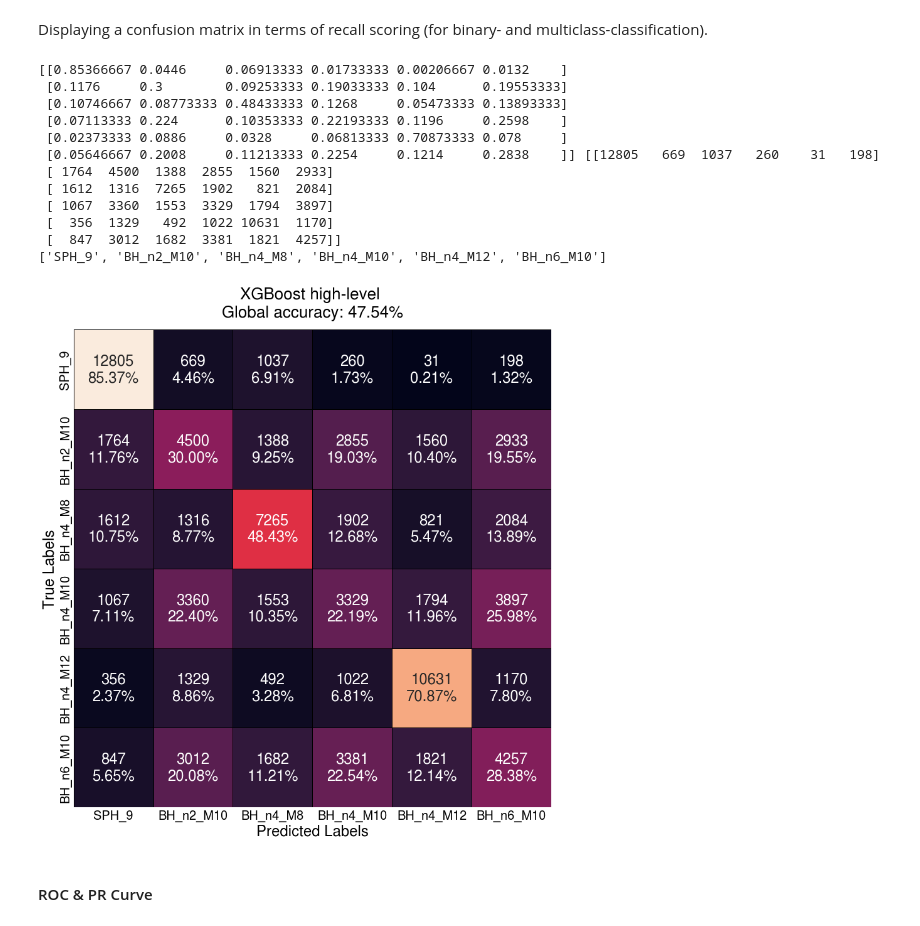
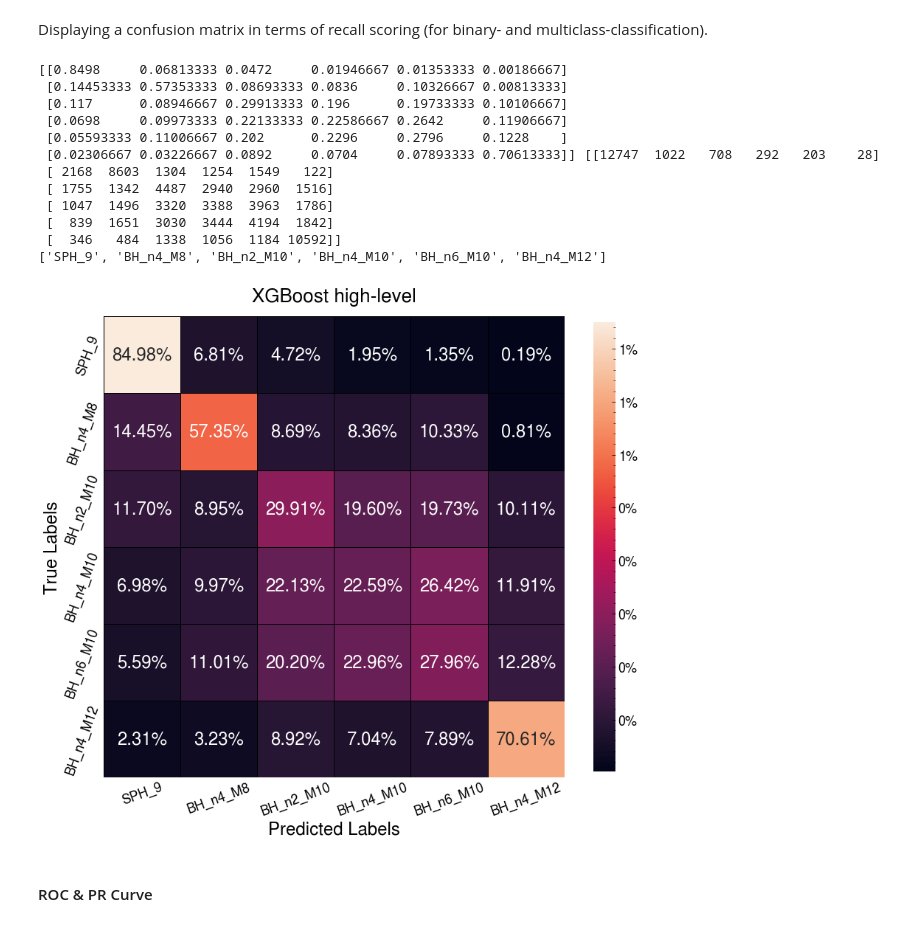
Before and after one commit to choisant/imcalML, a Jupyter notebook: notebooks/XGBoost.ipynb, the cells around one changed output. Cells and saved outputs as stored; diff of their text form; code cells hidden in the pictures.

Commit message:
update plots

```diff
--- a/notebooks/XGBoost.ipynb
+++ b/notebooks/XGBoost.ipynb
@@ -102,9 +102,9 @@ warnings.filterwarnings('ignore')       # Warnings supression
 DATA_TYPE = "high-level"
 #DATA_TYPE = "low-level"
 CUT = True
-BH_LABELS = ["BH_n2_M10", "BH_n4_M8", "BH_n4_M10", "BH_n4_M12", "BH_n6_M10"]
+BH_LABELS = ["BH_n4_M8", "BH_n2_M10", "BH_n4_M10", "BH_n6_M10", "BH_n4_M12"]
 LABELS = ["PP13-Sphaleron-THR9-FRZ15-NB0-NSUBPALL"] + BH_LABELS
-PLOT_LABELS = ["SPH_9", "BH_n2_M10", "BH_n4_M8", "BH_n4_M10", "BH_n4_M12", "BH_n6_M10"]
+PLOT_LABELS = ["SPH_9", "BH_n4_M8", "BH_n2_M10", "BH_n4_M10", "BH_n6_M10", "BH_n4_M12"]
 
 #Sets the algorithm type based on the number of classes
 if (len(LABELS) > 2):
@@ -115,9 +115,9 @@ else:
     print("Please input more than one label.")
 
 if CUT:
-    TRAIN_N_EVENTS = [60000, 24000, 60000, 25000, 20000, 26000]
-    VAL_N_EVENTS = [20000, 6000, 15000, 15000, 15000, 7000]
-    TEST_N_EVENTS = [85000, 29000, 90000, 32000, 25000, 36000]
+    TRAIN_N_EVENTS = [60000, 60000, 24000, 25000, 26000, 20000]
+    VAL_N_EVENTS = [20000, 15000, 6000, 15000, 7000, 15000]
+    TEST_N_EVENTS = [85000, 100000, 29000, 32000, 36000, 25000]
     N_MIN = 5
     ST_MIN = 7 #TeV
     ETA_MAX = 2.4
@@ -226,7 +226,6 @@ def load_high_level(paths, n_events=[-1, -1], id_paths=None):
 
     # ---Custom Parameters---
     n_max_jets = 8                   # Number of most energetic particles to consider
-    nan_thresh = 0.10           # Threshold for keeping NaN-plagued features
     # ---Custom Parameters---
     jet_feats = ["Jet.Eta", "Jet.Phi", "Jet.PT"]
     for feat in jet_feats:
@@ -526,7 +525,7 @@ hyperparameters = {
 
     # ---Booster Parameters---
     'n_estimators':100000,                    # number of classifiers
-    'learning_rate':0.005,                    # learning rate
+    'learning_rate':0.01,                    # learning rate
     'max_depth':5,                          # the maximum depth of a tree
     'min_child_weight':1,                   # defines the minimum sum of weights in a child
     'gamma':0,                              # specifies minimum loss reduction to make a split
@@ -869,52 +868,52 @@ def confusion_matrix_plotter(algorithm_type):
         percentages = np.array(percentages).flatten()
         percentages = np.array(list(map("{0:.2%}".format, percentages)))
 
-        annot = [f"{v1}\n{v2}" for v1, v2 in zip(counts, percentages)]
+        annot = [f"{v1}" for v1 in percentages]
         annot = np.asarray(annot).reshape(len(labels),len(labels))
 
         fig, ax = plt.subplots(1,1, figsize=(14, 14))
 
         sns.heatmap(
             c_matrix,
             ax=ax,
             annot=annot,
-            cbar = False,
+            cbar_kws={"format": "%.0f%%", "shrink": 0.8},
             cmap='rocket',
             linewidths=1.0,
             linecolor='black',
             square=True,
             fmt='',
             annot_kws={"size": 24}
         )
 
-        ax.set_title(f'XGBoost {DATA_TYPE} \nGlobal accuracy: {np.round(accuracy_score(y_test, predictions)*100,2)}%', size=26, pad=20)
+        ax.set_title(f'XGBoost {DATA_TYPE}', size=26, pad=20)
         print(labels)
-        ax.xaxis.set_ticklabels(labels, size=20)
-        ax.yaxis.set_ticklabels(labels, size=20)
+        ax.xaxis.set_ticklabels(labels, size=18, rotation=20)
+        ax.yaxis.set_ticklabels(labels, size=18, rotation=70)
         ax.set_ylabel('True Labels', size=24)
         ax.set_xlabel('Predicted Labels', size=24)
         ax.tick_params(which="both", left=False, bottom=False, top=False, right=False)
 
         plt.show()
 
     else:
         raise Exception("Unsupported type of an algorithm. Only 'regression', 'binary-classification' or 'multiclass-classification' allowed.")
 
 confusion_matrix_plotter(algorithm_type)
 # %% [output]
-[[0.85366667 0.0446     0.06913333 0.01733333 0.00206667 0.0132    ]
- [0.1176     0.3        0.09253333 0.19033333 0.104      0.19553333]
- [0.10746667 0.08773333 0.48433333 0.1268     0.05473333 0.13893333]
- [0.07113333 0.224      0.10353333 0.22193333 0.1196     0.2598    ]
- [0.02373333 0.0886     0.0328     0.06813333 0.70873333 0.078     ]
- [0.05646667 0.2008     0.11213333 0.2254     0.1214     0.2838    ]] [[12805   669  1037   260    31   198]
- [ 1764  4500  1388  2855  1560  2933]
- [ 1612  1316  7265  1902   821  2084]
- [ 1067  3360  1553  3329  1794  3897]
- [  356  1329   492  1022 10631  1170]
- [  847  3012  1682  3381  1821  4257]]
-['SPH_9', 'BH_n2_M10', 'BH_n4_M8', 'BH_n4_M10', 'BH_n4_M12', 'BH_n6_M10']
+[[0.8498     0.06813333 0.0472     0.01946667 0.01353333 0.00186667]
+ [0.14453333 0.57353333 0.08693333 0.0836     0.10326667 0.00813333]
+ [0.117      0.08946667 0.29913333 0.196      0.19733333 0.10106667]
+ [0.0698     0.09973333 0.22133333 0.22586667 0.2642     0.11906667]
+ [0.05593333 0.11006667 0.202      0.2296     0.2796     0.1228    ]
+ [0.02306667 0.03226667 0.0892     0.0704     0.07893333 0.70613333]] [[12747  1022   708   292   203    28]
+ [ 2168  8603  1304  1254  1549   122]
+ [ 1755  1342  4487  2940  2960  1516]
+ [ 1047  1496  3320  3388  3963  1786]
+ [  839  1651  3030  3444  4194  1842]
+ [  346   484  1338  1056  1184 10592]]
+['SPH_9', 'BH_n4_M8', 'BH_n2_M10', 'BH_n4_M10', 'BH_n6_M10', 'BH_n4_M12']
-[figure, old version]
+[figure, new version]
 # %%
 model_preds = pd.DataFrame(dict(zip(["Truth", "Prediction"], [y_test, predictions])))
 model_preds["EventID"] = test_df["EventID"]
```
Also changed, not shown: parts of 10 cells of this notebook, 16 other files.
